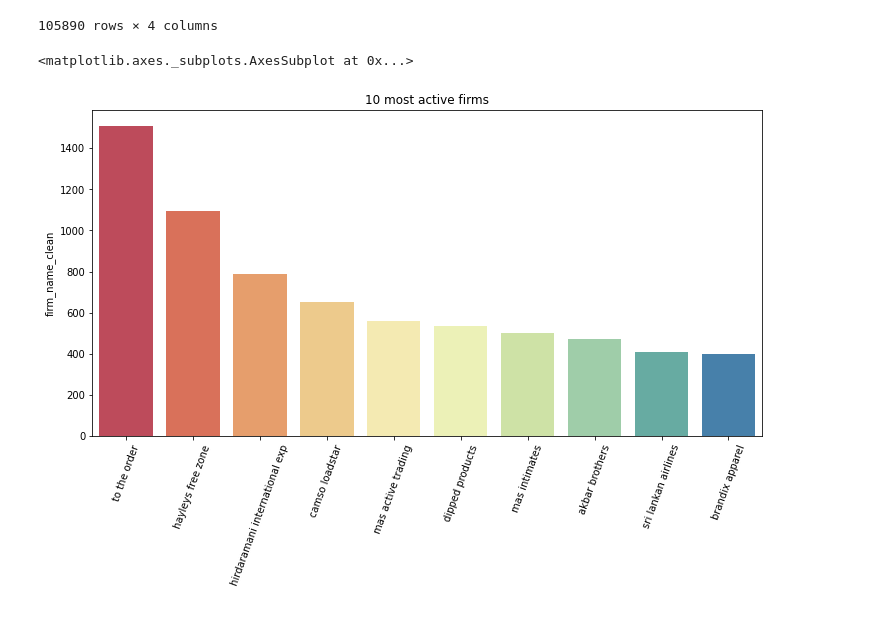
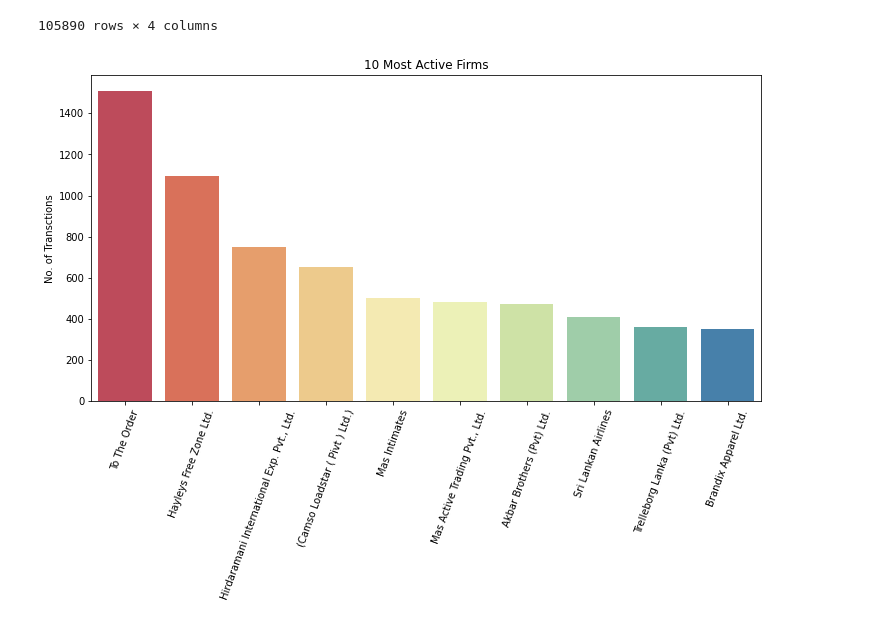
Before and after one commit to recalderamirez/WBtest, a Jupyter notebook: test_code_noragriffith.ipynb, the cells around one changed output. Saved outputs shown, nothing was run; the diff lists cells and outputs as text; code cells hidden in the pictures.

```diff
--- a/test_code_noragriffith.ipynb
+++ b/test_code_noragriffith.ipynb
@@ -14,7 +14,7 @@ import matplotlib.pyplot as plt
 import seaborn as sns
 # %%
 # Read data from Github repository
-url = 'https://raw.githubusercontent.com/noragriffith/WBtest/main/Test_Names.csv?token=AL2ZFH6HUAZGZVKT27TA2PDBRMYSU'
+url = 'https://raw.githubusercontent.com/noragriffith/WorldBankTest/main/Test_Names.csv'
 comm_trans_df = pd.read_csv(url)
 comm_trans_df
 # %% [output]
@@ -245,13 +262,15 @@ comm_trans_df
 105890 rows × 4 columns
 # %%
 #Top 10 companies by number of transactions
+top_10 = comm_trans_df['firm_name'].value_counts()[:10]
 
-top_10 = comm_trans_df['firm_name_clean'].value_counts()[:10]
+
 #plot for the top 10 countries
 plt.figure(figsize=(12,6))
 plt.xticks(rotation=70)
-plt.title("10 most active firms")
 sns.barplot(x=top_10.index, y=top_10, palette = 'Spectral')
+plt.ylabel("No. of Transctions")
+plt.title("10 Most Active Firms")
+plt.show()
 # %% [output]
-<matplotlib.axes._subplots.AxesSubplot at 0x...>
-[figure, old version]
+[figure, new version]
```
Also changed, not shown: parts of 1 cell of this notebook.
